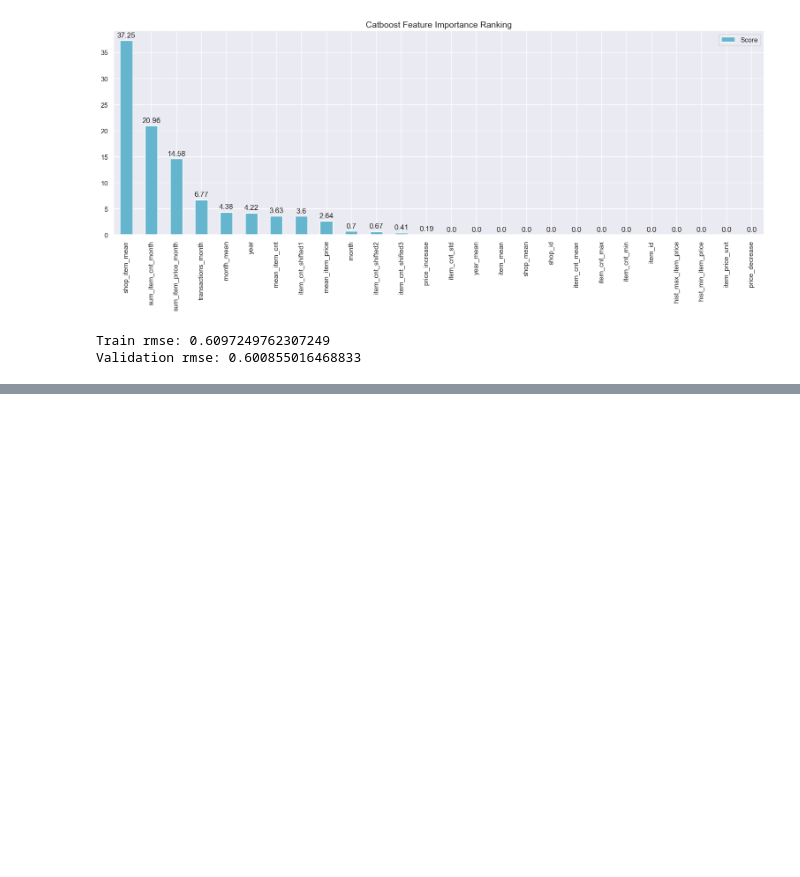
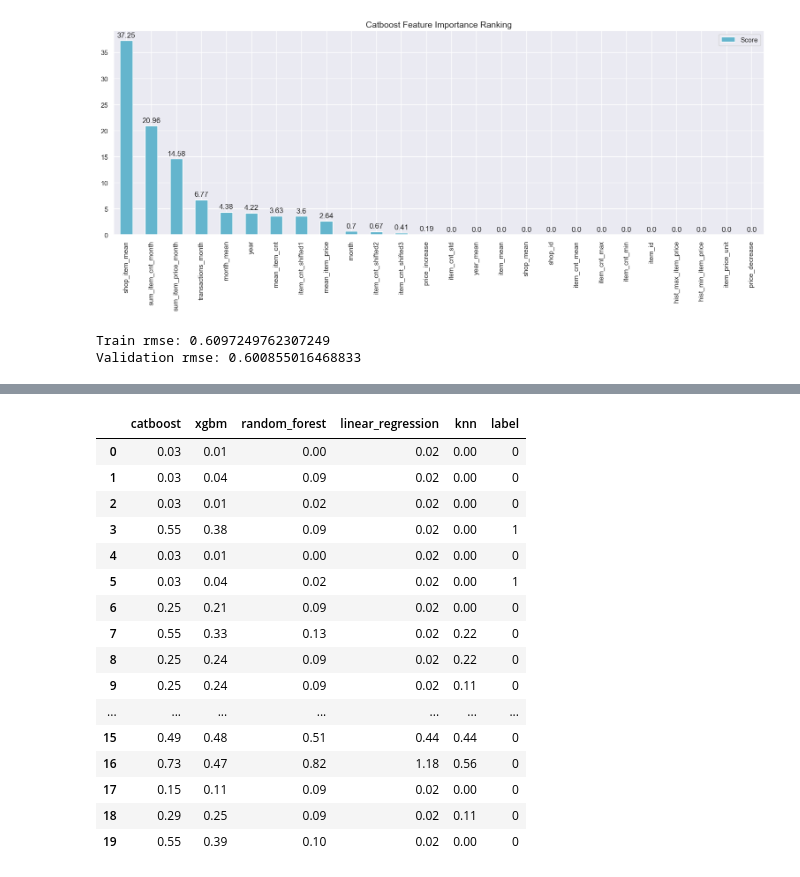
Before and after one commit to ionahu08/StoreSalesForecasting, a Jupyter notebook: Competition/Code/EDA and Feature Engineer.ipynb, the cells around one changed output, grey strips where cells are left out. Cells and saved outputs as stored; diff of their text form; code cells hidden in the pictures; blank space fills up the shorter version.

```diff
--- a/Competition/Code/EDA and Feature Engineer.ipynb
+++ b/Competition/Code/EDA and Feature Engineer.ipynb
@@ -795,0 +908,22 @@ array([0.31797275, 0.02641992, 0.35227381, ..., 0.14572462, 0.02641992,
+# %%
+# Use only part of features on KNN.
+knn_features = ['sum_item_cnt_month', 'item_cnt_mean', 'item_cnt_std', 'item_cnt_shifted1',
+                'item_cnt_shifted2', 'shop_mean', 'shop_item_mean',
+                'mean_item_cnt']
+
+# Subsample train set (using the whole data was taking too long).
+X_train_sampled = X_train[:300000]
+Y_train_sampled = Y_train[:300000]
+
+knn_train = X_train_sampled[knn_features]
+knn_val = X_validation[knn_features]
+knn_test = X_test[knn_features]
+# %%
+knn_scaler = MinMaxScaler()
+knn_scaler.fit(knn_train)
+knn_train = knn_scaler.transform(knn_train)
+knn_val = knn_scaler.transform(knn_val)
+knn_test = knn_scaler.transform(knn_test)
+# %%
+knn_model = KNeighborsRegressor(n_neighbors=9, leaf_size=13, n_jobs=-1)
+knn_model.fit(knn_train, Y_train_sampled)
@@ -795,0 +932,4 @@ array([0.31797275, 0.02641992, 0.35227381, ..., 0.14572462, 0.02641992,
+# %%
+knn_train_pred = knn_model.predict(knn_train)
+knn_val_pred = knn_model.predict(knn_val)
+knn_test_pred = knn_model.predict(knn_test)
@@ -795,0 +948,27 @@ array([0.31797275, 0.02641992, 0.35227381, ..., 0.14572462, 0.02641992,
+# %%
+# Dataset that will be the train set of the ensemble model.
+first_level = pd.DataFrame(catboost_val_pred, columns=['catboost'])
+first_level['xgbm'] = xgb_val_pred
+first_level['random_forest'] = rf_val_pred
+first_level['linear_regression'] = lr_val_pred
+first_level['knn'] = knn_val_pred
+first_level['label'] = Y_validation.values
+first_level.head(20)
+# %% [output]
+|  | catboost | xgbm | random_forest | linear_regression | knn | label |
+| 0 | 0.03 | 0.01 | 0.00 | 0.02 | 0.00 | 0 |
+| 1 | 0.03 | 0.04 | 0.09 | 0.02 | 0.00 | 0 |
+| 2 | 0.03 | 0.01 | 0.02 | 0.02 | 0.00 | 0 |
+| 3 | 0.55 | 0.38 | 0.09 | 0.02 | 0.00 | 1 |
+| 4 | 0.03 | 0.01 | 0.00 | 0.02 | 0.00 | 0 |
+| 5 | 0.03 | 0.04 | 0.02 | 0.02 | 0.00 | 1 |
+| 6 | 0.25 | 0.21 | 0.09 | 0.02 | 0.00 | 0 |
+| 7 | 0.55 | 0.33 | 0.13 | 0.02 | 0.22 | 0 |
+| 8 | 0.25 | 0.24 | 0.09 | 0.02 | 0.22 | 0 |
+| 9 | 0.25 | 0.24 | 0.09 | 0.02 | 0.11 | 0 |
+| ... | ... | ... | ... | ... | ... | ... |
+| 15 | 0.49 | 0.48 | 0.51 | 0.44 | 0.44 | 0 |
+| 16 | 0.73 | 0.47 | 0.82 | 1.18 | 0.56 | 0 |
+| 17 | 0.15 | 0.11 | 0.09 | 0.02 | 0.00 | 0 |
+| 18 | 0.29 | 0.25 | 0.09 | 0.02 | 0.11 | 0 |
+| 19 | 0.55 | 0.39 | 0.10 | 0.02 | 0.00 | 0 |
```
Also changed, not shown: parts of 33 cells of this notebook.
